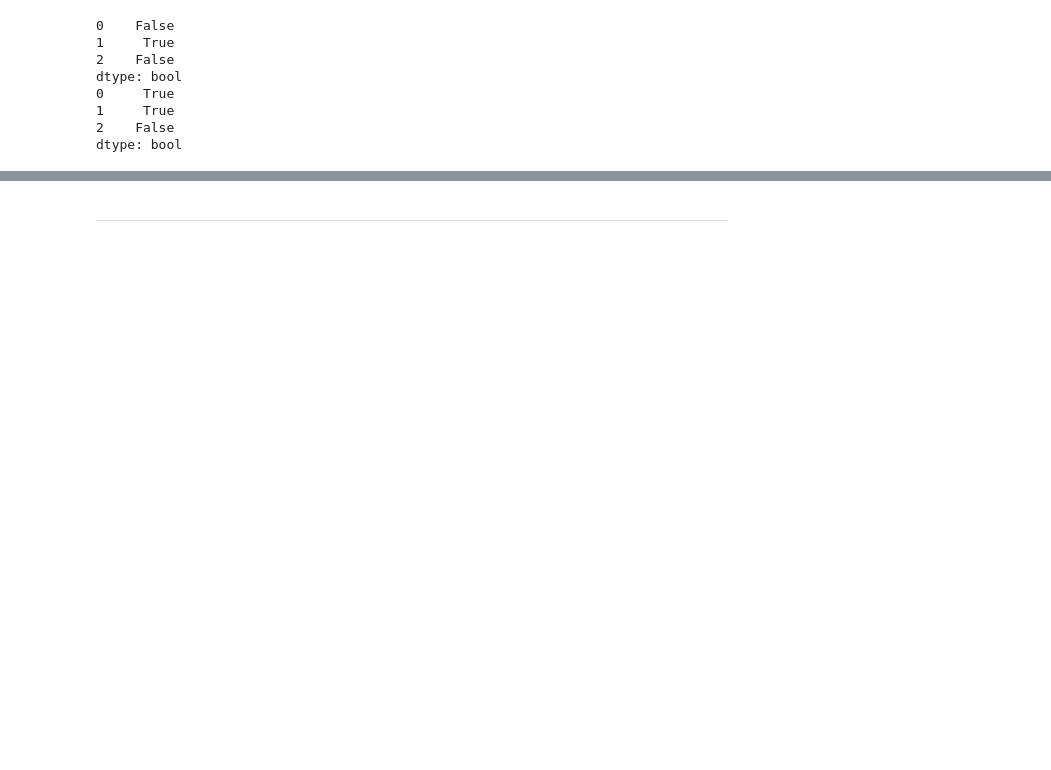
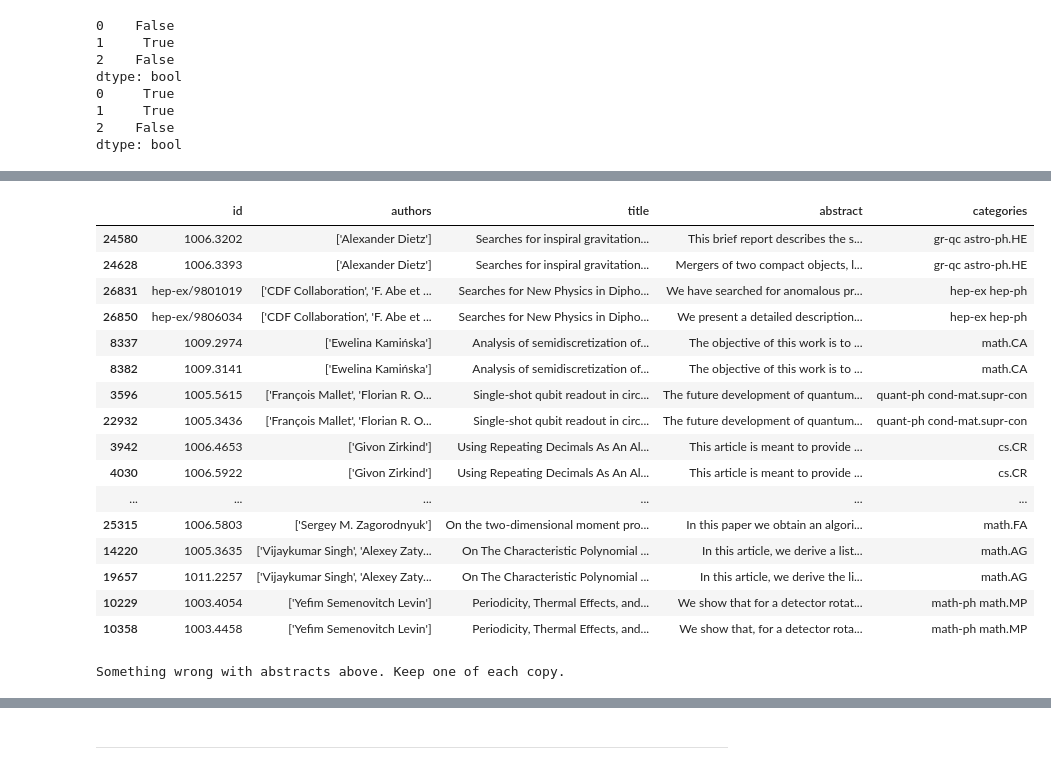
Before and after one commit to olszewskip/ArXiv_Classifier, a Jupyter notebook: arXiv_explore.ipynb, the cells around one changed output, grey strips where cells are left out. Saved outputs shown, nothing was run; the diff lists cells and outputs as text; code cells hidden in the pictures; blank space fills up the shorter version.

```diff
--- a/arXiv_explore.ipynb
+++ b/arXiv_explore.ipynb
@@ -166,0 +164,10 @@ display(pd.concat(g for _, g in wrong_title.groupby(subset) ))
+# %%
+# It also happens that a typo in the title gets corrected or the phrasing in the title is refomulated.
+# When authors, abstract and categories match, but titles differ - we retain one record in the series of duplicates.
+
+subset=['authors', 'abstract', 'categories']
+wrong_title = all_data[all_data.duplicated(subset=subset, keep=False)]
+display(pd.concat(g for _, g in wrong_title.groupby(subset) ))
+
+print(f"Something wrong with titles above. Keep one of each copy.")
+all_data = all_data.drop_duplicates(subset=subset)
@@ -166,0 +193,30 @@ display(pd.concat(g for _, g in wrong_title.groupby(subset) ))
+# %%
+# Similarly when authors, title and categories match in the duplicates but abstracts differ,
+# it is probably because of honest corrections done to a genuine article.
+
+subset=['authors', 'title', 'categories']
+wrong_abstract = all_data[all_data.duplicated(subset=subset, keep=False)]
+display(pd.concat(g for _, g in wrong_abstract.groupby(subset) ))
+
+# Again we retain one copy.
+print(f"Something wrong with abstracts above. Keep one of each copy.")
+all_data = all_data.drop_duplicates(subset=subset)
+# %% [output]
+|  | id | authors | title | abstract | categories |
+| 24580 | 1006.3202 | ['Alexander Dietz'] | Searches for inspiral gravitation... | This brief report describes the s... | gr-qc astro-ph.HE |
+| 24628 | 1006.3393 | ['Alexander Dietz'] | Searches for inspiral gravitation... | Mergers of two compact objects, l... | gr-qc astro-ph.HE |
+| 26831 | hep-ex/9801019 | ['CDF Collaboration', 'F. Abe et ... | Searches for New Physics in Dipho... | We have searched for anomalous pr... | hep-ex hep-ph |
+| 26850 | hep-ex/9806034 | ['CDF Collaboration', 'F. Abe et ... | Searches for New Physics in Dipho... | We present a detailed description... | hep-ex hep-ph |
+| 8337 | 1009.2974 | ['Ewelina Kamińska'] | Analysis of semidiscretization of... | The objective of this work is to ... | math.CA |
+| 8382 | 1009.3141 | ['Ewelina Kamińska'] | Analysis of semidiscretization of... | The objective of this work is to ... | math.CA |
+| 3596 | 1005.5615 | ['François Mallet', 'Florian R. O... | Single-shot qubit readout in circ... | The future development of quantum... | quant-ph cond-mat.supr-con |
+| 22932 | 1005.3436 | ['François Mallet', 'Florian R. O... | Single-shot qubit readout in circ... | The future development of quantum... | quant-ph cond-mat.supr-con |
+| 3942 | 1006.4653 | ['Givon Zirkind'] | Using Repeating Decimals As An Al... | This article is meant to provide ... | cs.CR |
+| 4030 | 1006.5922 | ['Givon Zirkind'] | Using Repeating Decimals As An Al... | This article is meant to provide ... | cs.CR |
+| ... | ... | ... | ... | ... | ... |
+| 25315 | 1006.5803 | ['Sergey M. Zagorodnyuk'] | On the two-dimensional moment pro... | In this paper we obtain an algori... | math.FA |
+| 14220 | 1005.3635 | ['Vijaykumar Singh', 'Alexey Zaty... | On The Characteristic Polynomial ... | In this article, we derive a list... | math.AG |
+| 19657 | 1011.2257 | ['Vijaykumar Singh', 'Alexey Zaty... | On The Characteristic Polynomial ... | In this article, we derive the li... | math.AG |
+| 10229 | 1003.4054 | ['Yefim Semenovitch Levin'] | Periodicity, Thermal Effects, and... | We show that for a detector rotat... | math-ph math.MP |
+| 10358 | 1003.4458 | ['Yefim Semenovitch Levin'] | Periodicity, Thermal Effects, and... | We show that, for a detector rota... | math-ph math.MP |
+Something wrong with abstracts above. Keep one of each copy.
```
Also changed, not shown: parts of 37 cells of this notebook.
